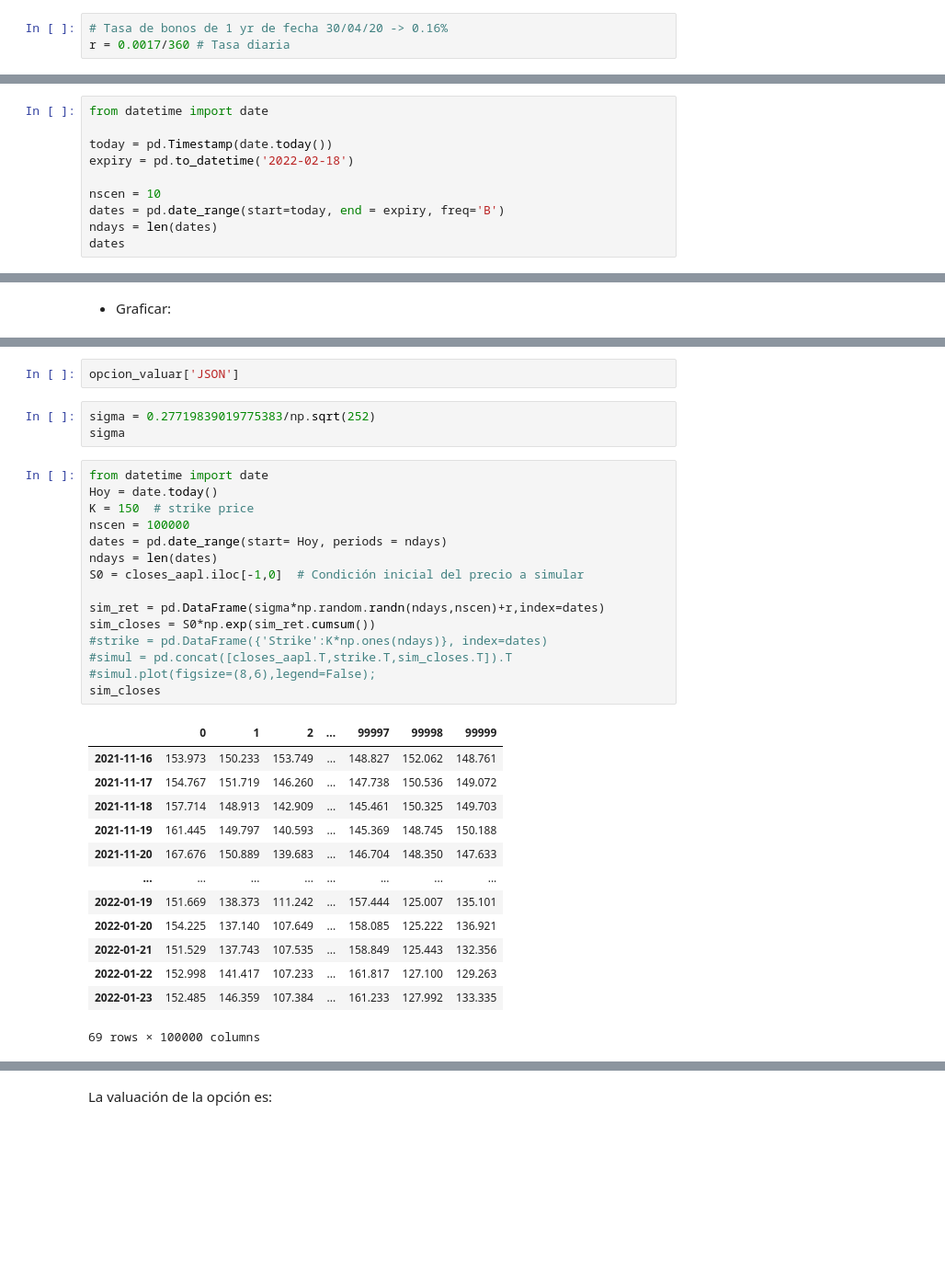
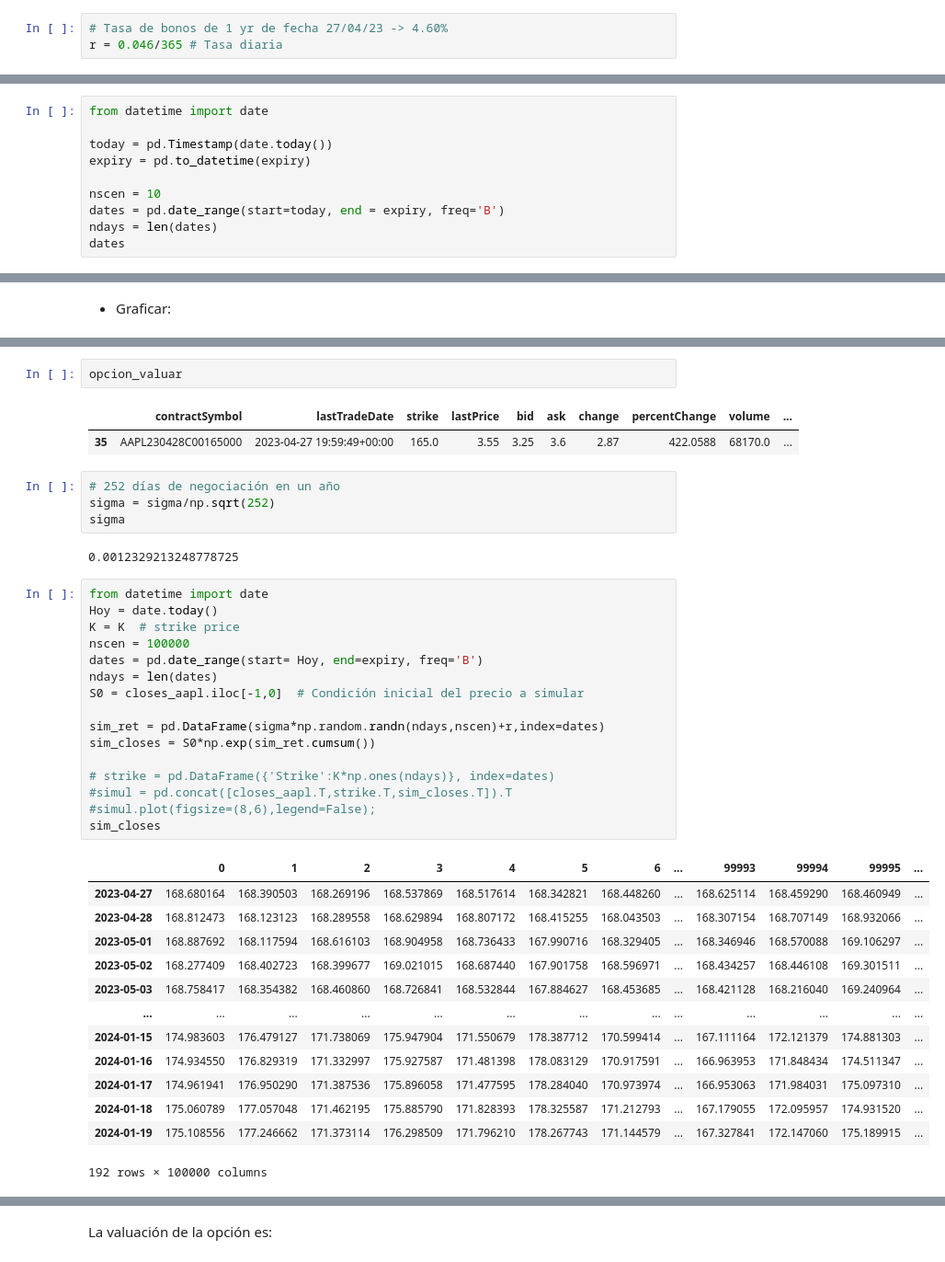
Before and after one commit to adrianhb01/SPF-2023-I, a Jupyter notebook: TEMA-3/Clase22_ValuacionOpciones.ipynb, the cells around one changed output, grey strips where cells are left out. Shown at 92% size. Saved outputs shown, nothing was run; the diff lists cells and outputs as text; blank space fills up the shorter version.

```diff
--- a/TEMA-3/Clase22_ValuacionOpciones.ipynb
+++ b/TEMA-3/Clase22_ValuacionOpciones.ipynb
@@ -510,5 +516,5 @@ mu, sigma
 No se toma la media sino la tasa libre de riesgo
 > Referencia: https://www.treasury.gov/resource-center/data-chart-center/interest-rates/Pages/TextView.aspx?data=yield
 # %%
-# Tasa de bonos de 1 yr de fecha 30/04/20 -> 0.16%
-r = 0.0017/360 # Tasa diaria
+# Tasa de bonos de 1 yr de fecha 27/04/23 -> 4.60%
+r = 0.046/365 # Tasa diaria
@@ -520,7 +530,7 @@ r = 0.0017/360 # Tasa diaria
 from datetime import date
 
 today = pd.Timestamp(date.today())
-expiry = pd.to_datetime('2022-02-18')
+expiry = pd.to_datetime(expiry)
 
 nscen = 10
 dates = pd.date_range(start=today, end = expiry, freq='B')
@@ -600,37 +599,44 @@ pd.concat([closes_aapl,sim_closes]).plot(figsize=(8,6));
 # %%
-opcion_valuar['JSON']
+opcion_valuar
+# %% [output]
+|  | contractSymbol | lastTradeDate | strike | lastPrice | bid | ask | change | percentChange | volume | ... |
+| 35 | AAPL230428C00165000 | 2023-04-27 19:59:49+00:00 | 165.0 | 3.55 | 3.25 | 3.6 | 2.87 | 422.0588 | 68170.0 | ... |
-# %%
-sigma = 0.27719839019775383/np.sqrt(252)
-sigma
+# %%
+# 252 días de negociación en un año
+sigma = sigma/np.sqrt(252)
+sigma
+# %% [output]
+0.0012329213248778725
 # %%
 from datetime import date
 Hoy = date.today()
-K = 150  # strike price
+K = K  # strike price
 nscen = 100000
-dates = pd.date_range(start= Hoy, periods = ndays)
+dates = pd.date_range(start= Hoy, end=expiry, freq='B')
 ndays = len(dates)
 S0 = closes_aapl.iloc[-1,0]  # Condición inicial del precio a simular
 
 sim_ret = pd.DataFrame(sigma*np.random.randn(ndays,nscen)+r,index=dates)
 sim_closes = S0*np.exp(sim_ret.cumsum())
-#strike = pd.DataFrame({'Strike':K*np.ones(ndays)}, index=dates)
+
+# strike = pd.DataFrame({'Strike':K*np.ones(ndays)}, index=dates)
 #simul = pd.concat([closes_aapl.T,strike.T,sim_closes.T]).T
 #simul.plot(figsize=(8,6),legend=False);
 sim_closes
 # %% [output]
-|  | 0 | 1 | 2 | ... | 99997 | 99998 | 99999 |
-| 2021-11-16 | 153.973 | 150.233 | 153.749 | ... | 148.827 | 152.062 | 148.761 |
-| 2021-11-17 | 154.767 | 151.719 | 146.260 | ... | 147.738 | 150.536 | 149.072 |
-| 2021-11-18 | 157.714 | 148.913 | 142.909 | ... | 145.461 | 150.325 | 149.703 |
-| 2021-11-19 | 161.445 | 149.797 | 140.593 | ... | 145.369 | 148.745 | 150.188 |
-| 2021-11-20 | 167.676 | 150.889 | 139.683 | ... | 146.704 | 148.350 | 147.633 |
-| ... | ... | ... | ... | ... | ... | ... | ... |
-| 2022-01-19 | 151.669 | 138.373 | 111.242 | ... | 157.444 | 125.007 | 135.101 |
-| 2022-01-20 | 154.225 | 137.140 | 107.649 | ... | 158.085 | 125.222 | 136.921 |
-| 2022-01-21 | 151.529 | 137.743 | 107.535 | ... | 158.849 | 125.443 | 132.356 |
-| 2022-01-22 | 152.998 | 141.417 | 107.233 | ... | 161.817 | 127.100 | 129.263 |
-| 2022-01-23 | 152.485 | 146.359 | 107.384 | ... | 161.233 | 127.992 | 133.335 |
+|  | 0 | 1 | 2 | 3 | 4 | 5 | 6 | ... | 99993 | 99994 | 99995 | ... |
+| 2023-04-27 | 168.680164 | 168.390503 | 168.269196 | 168.537869 | 168.517614 | 168.342821 | 168.448260 | ... | 168.625114 | 168.459290 | 168.460949 | ... |
+| 2023-04-28 | 168.812473 | 168.123123 | 168.289558 | 168.629894 | 168.807172 | 168.415255 | 168.043503 | ... | 168.307154 | 168.707149 | 168.932066 | ... |
+| 2023-05-01 | 168.887692 | 168.117594 | 168.616103 | 168.904958 | 168.736433 | 167.990716 | 168.329405 | ... | 168.346946 | 168.570088 | 169.106297 | ... |
+| 2023-05-02 | 168.277409 | 168.402723 | 168.399677 | 169.021015 | 168.687440 | 167.901758 | 168.596971 | ... | 168.434257 | 168.446108 | 169.301511 | ... |
+| 2023-05-03 | 168.758417 | 168.354382 | 168.460860 | 168.726841 | 168.532844 | 167.884627 | 168.453685 | ... | 168.421128 | 168.216040 | 169.240964 | ... |
+| ... | ... | ... | ... | ... | ... | ... | ... | ... | ... | ... | ... | ... |
+| 2024-01-15 | 174.983603 | 176.479127 | 171.738069 | 175.947904 | 171.550679 | 178.387712 | 170.599414 | ... | 167.111164 | 172.121379 | 174.881303 | ... |
+| 2024-01-16 | 174.934550 | 176.829319 | 171.332997 | 175.927587 | 171.481398 | 178.083129 | 170.917591 | ... | 166.963953 | 171.848434 | 174.511347 | ... |
+| 2024-01-17 | 174.961941 | 176.950290 | 171.387536 | 175.896058 | 171.477595 | 178.284040 | 170.973974 | ... | 166.953063 | 171.984031 | 175.097310 | ... |
+| 2024-01-18 | 175.060789 | 177.057048 | 171.462195 | 175.885790 | 171.828393 | 178.325587 | 171.212793 | ... | 167.179055 | 172.095957 | 174.931520 | ... |
+| 2024-01-19 | 175.108556 | 177.246662 | 171.373114 | 176.298509 | 171.796210 | 178.267743 | 171.144579 | ... | 167.327841 | 172.147060 | 175.189915 | ... |
-69 rows × 100000 columns
+192 rows × 100000 columns
 # %%
 sim_closes.iloc[0, :] = closes_aapl.iloc[-1]
 sim_closes
```
Also changed, not shown: parts of 40 cells of this notebook, 2 other files.
